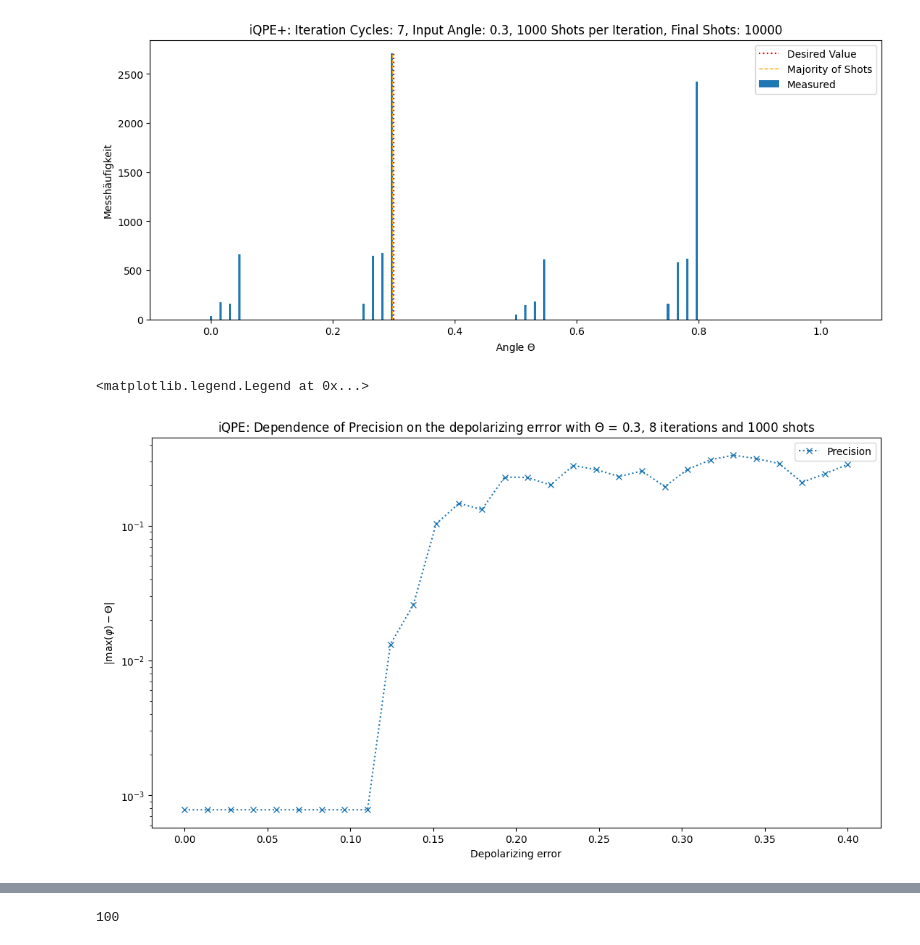
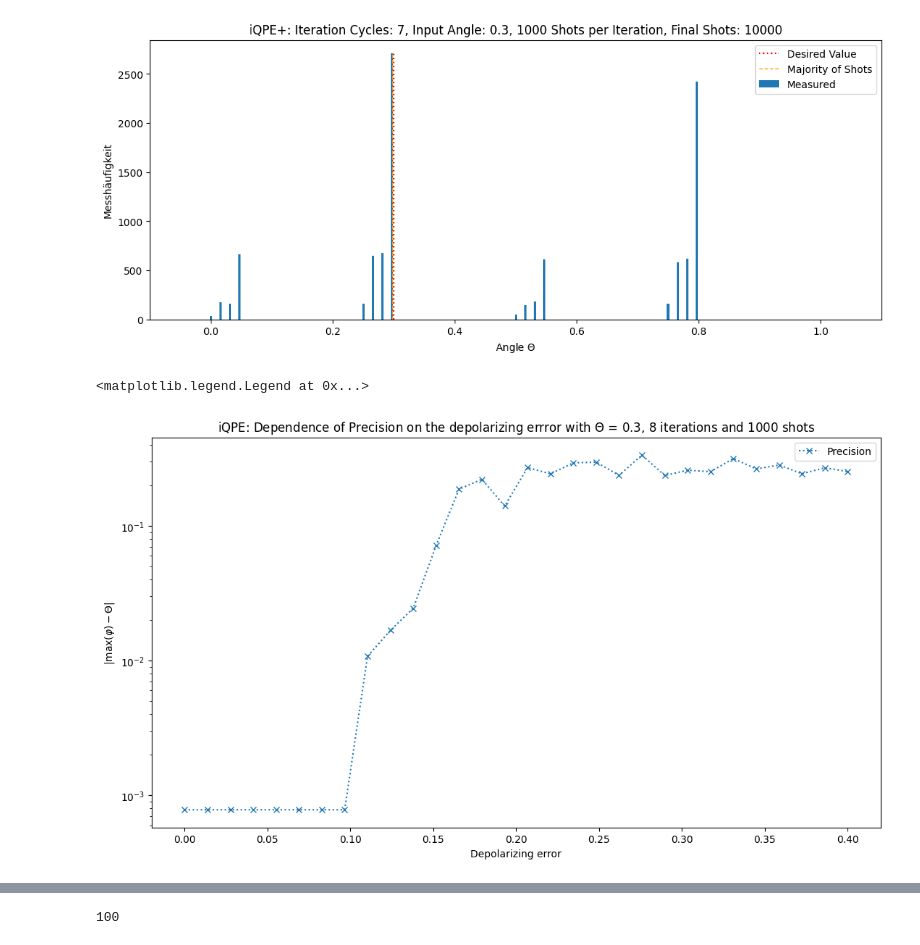
Before and after one commit to RicemanBoy/qc_researchproject, a Jupyter notebook: Depolarizing error.ipynb, the cells around one changed output, grey strips where cells are left out. Saved outputs shown, nothing was run; the diff lists cells and outputs as text; code cells hidden in the pictures.

```diff
--- a/Depolarizing error.ipynb
+++ b/Depolarizing error.ipynb
@@ -940,9 +940,9 @@ def prec_over_error(angle: float, shots: int, depth: int, steps: int, shots_per_
         np.savetxt("iQPE_error_threshhold.txt", data, delimiter=",")
     return plt.legend()
 # %%
-prec_over_error(0.3, 1000, 8, 30, 0, 20)
+prec_over_error(0.3, 1000, 8, 30, 0, 50)
 #plt.savefig("Figures/error dependence 1.png", dpi = 300)
 # %% [output]
 <matplotlib.legend.Legend at 0x...>
-[figure, old version]
+[figure, new version]
 # %%
```
Also changed, not shown: parts of 3 cells of this notebook, 8 other files.
